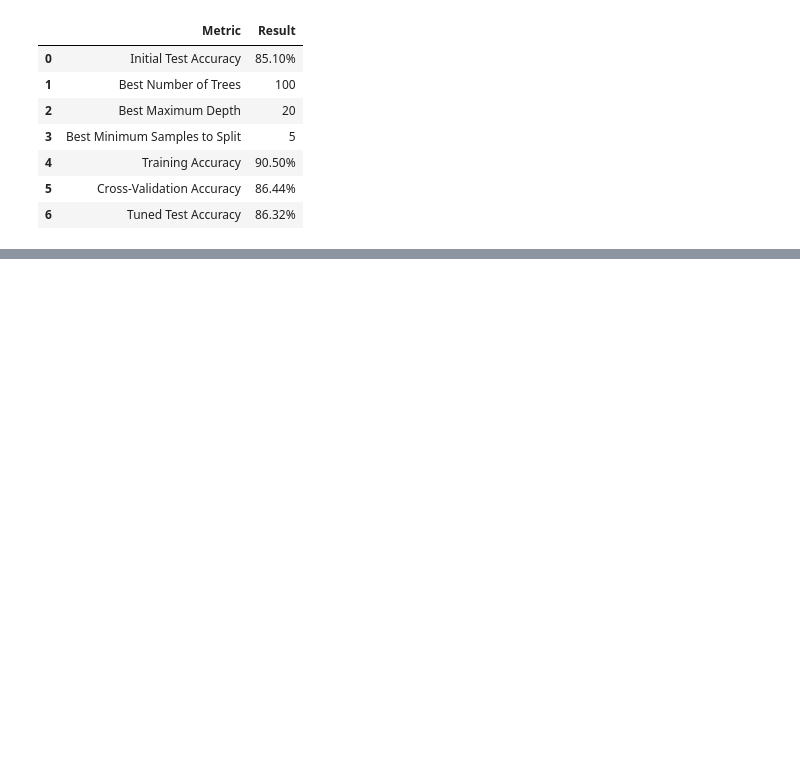
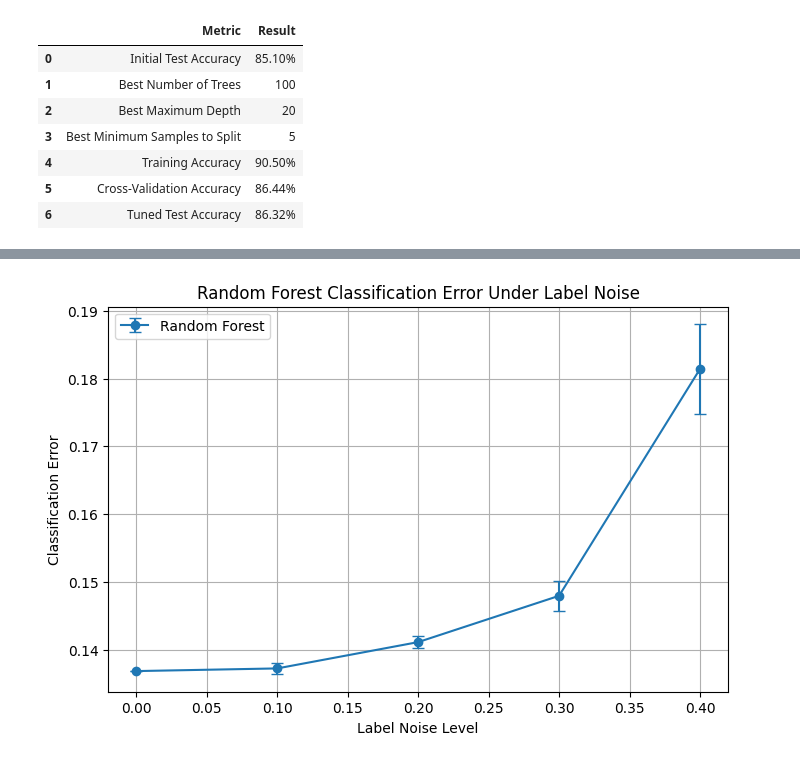
Before and after one commit to millieorellana/ECS171GroupProject, a Jupyter notebook: randomForest.ipynb, the cells around one changed output, grey strips where cells are left out. Drawn from its saved outputs; the diff is of its cells as text; code cells hidden in the pictures; blank space fills up the shorter version.

Commit message:
adding random forest label noise experiments

```diff
--- a/randomForest.ipynb
+++ b/randomForest.ipynb
@@ -149,3 +149,15 @@ display(results)
 | 4 | Training Accuracy | 90.50% |
 | 5 | Cross-Validation Accuracy | 86.44% |
 | 6 | Tuned Test Accuracy | 86.32% |
+# %%
+#function to introduce label noise
+def addLabelNoise(y, noiseLevel, randomState=42):
+    rng = np.random.default_rng(randomState)
+    yNoisy = y.copy().to_numpy()
+
+    nFlip = int(len(yNoisy) * noiseLevel)
+    flipIndices = rng.choice(len(yNoisy), size=nFlip, replace=False)
+
+    yNoisy[flipIndices] = 1 - yNoisy[flipIndices]
+
+    return yNoisy
@@ -151,0 +211,24 @@ display(results)
+# %%
+#plotting mean classification error against label noise
+meanError = summaryDf["Error Rate"]["mean"]
+stdError = summaryDf["Error Rate"]["std"]
+
+plt.figure(figsize=(8, 5))
+
+plt.errorbar(
+    noiseLevels,
+    meanError,
+    yerr=stdError,
+    marker="o",
+    capsize=4,
+    label="Random Forest"
+)
+
+plt.xlabel("Label Noise Level")
+plt.ylabel("Classification Error")
+plt.title("Random Forest Classification Error Under Label Noise")
+plt.legend()
+plt.grid(True)
+plt.show()
+# %% [output]
+[figure, added]
```
Also changed, not shown: parts of 5 cells of this notebook.
